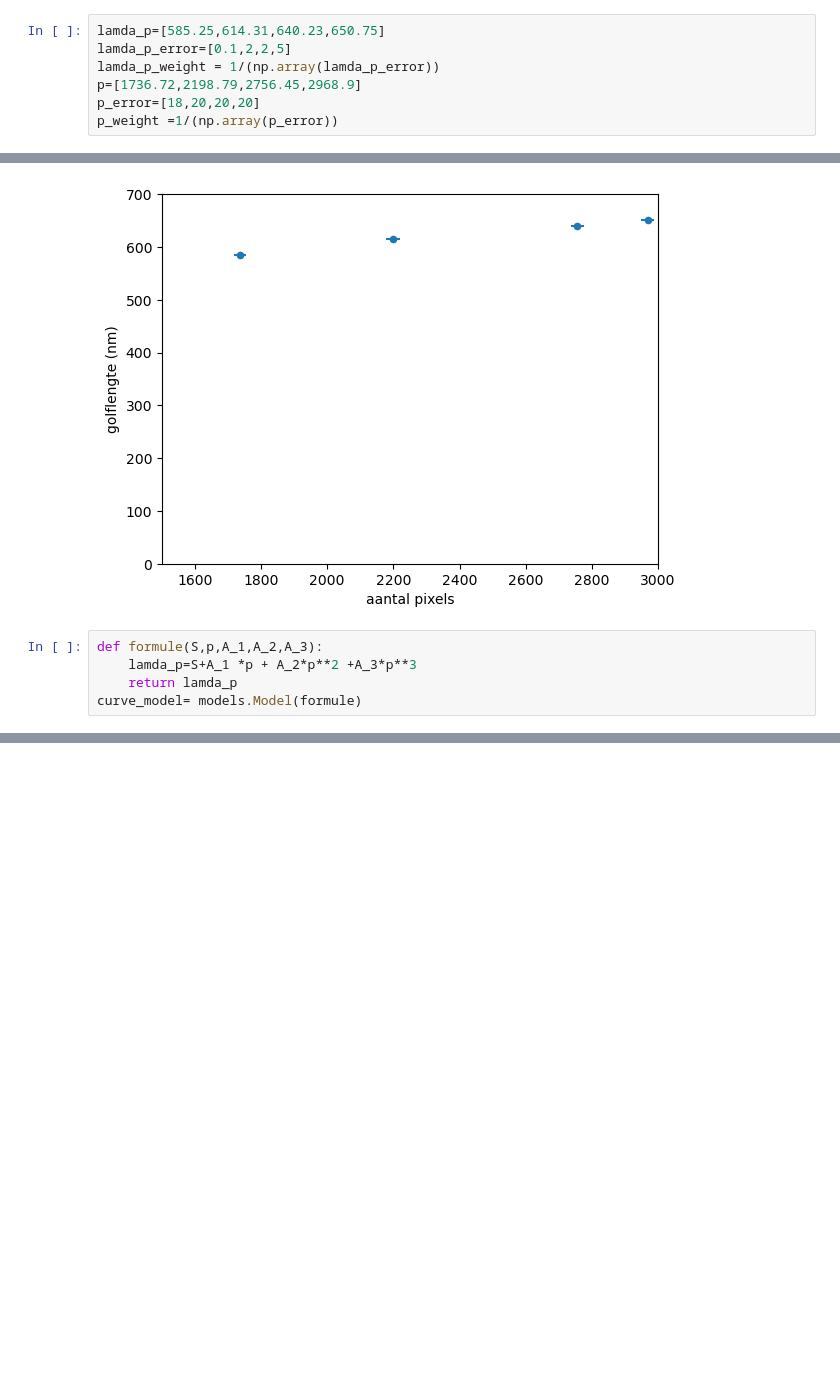
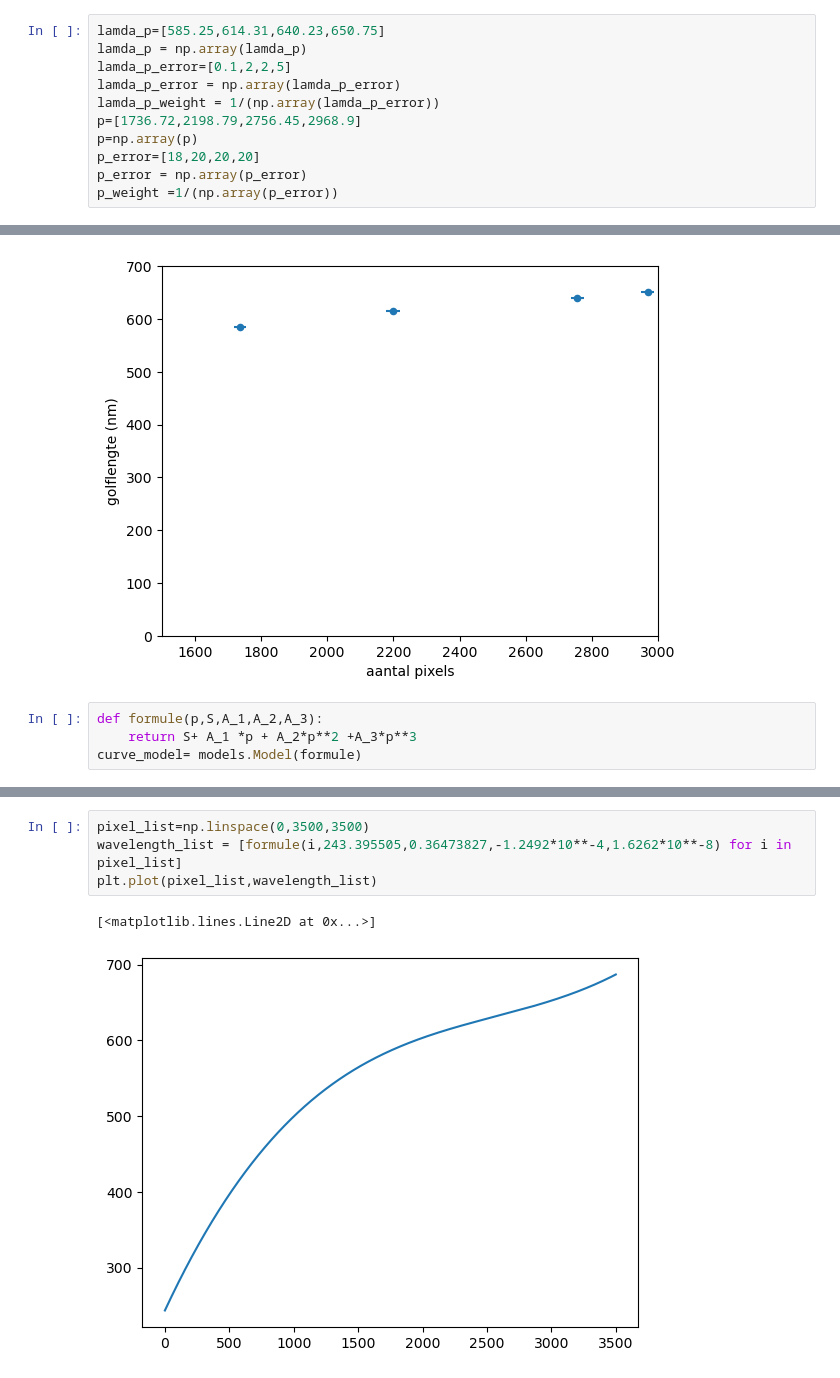
Before and after one commit to Emilszeg/Ion-traps-Project, a Jupyter notebook: Introductie programma/calibration_formula.ipynb, the cells around one changed output, grey strips where cells are left out. Saved outputs shown, nothing was run; the diff lists cells and outputs as text; blank space fills up the shorter version.

Commit message:
de fit werkt nu, errors zijn niet goed genoeg.

```diff
--- a/Introductie programma/calibration_formula.ipynb
+++ b/Introductie programma/calibration_formula.ipynb
@@ -9,9 +26,13 @@ import pandas as pd
 # %%
 lamda_p=[585.25,614.31,640.23,650.75]
+lamda_p = np.array(lamda_p)
 lamda_p_error=[0.1,2,2,5]
+lamda_p_error = np.array(lamda_p_error)
 lamda_p_weight = 1/(np.array(lamda_p_error))
 p=[1736.72,2198.79,2756.45,2968.9]
+p=np.array(p)
 p_error=[18,20,20,20]
+p_error = np.array(p_error)
 p_weight =1/(np.array(p_error))
 # %%
 df = pd.DataFrame({'lamda_p': lamda_p,
@@ -39,8 +62,7 @@ ax.set_ylim(0, 700)
 (0.0, 700.0)
 [figure]
 # %%
-def formule(S,p,A_1,A_2,A_3):
-    lamda_p=S+A_1 *p + A_2*p**2 +A_3*p**3
-    return lamda_p
+def formule(p,S,A_1,A_2,A_3):
+    return S+ A_1 *p + A_2*p**2 +A_3*p**3
 curve_model= models.Model(formule)
 # %%
@@ -49,0 +106,7 @@ TypeError: '>' not supported between instances of 'list' and 'float'
+# %%
+pixel_list=np.linspace(0,3500,3500)
+wavelength_list = [formule(i,243.395505,0.36473827,-1.2492*10**-4,1.6262*10**-8) for i in pixel_list]
+plt.plot(pixel_list,wavelength_list)
+# %% [output]
+[<matplotlib.lines.Line2D at 0x...>]
+[figure, added]
```
Also changed, not shown: parts of 8 cells of this notebook.
